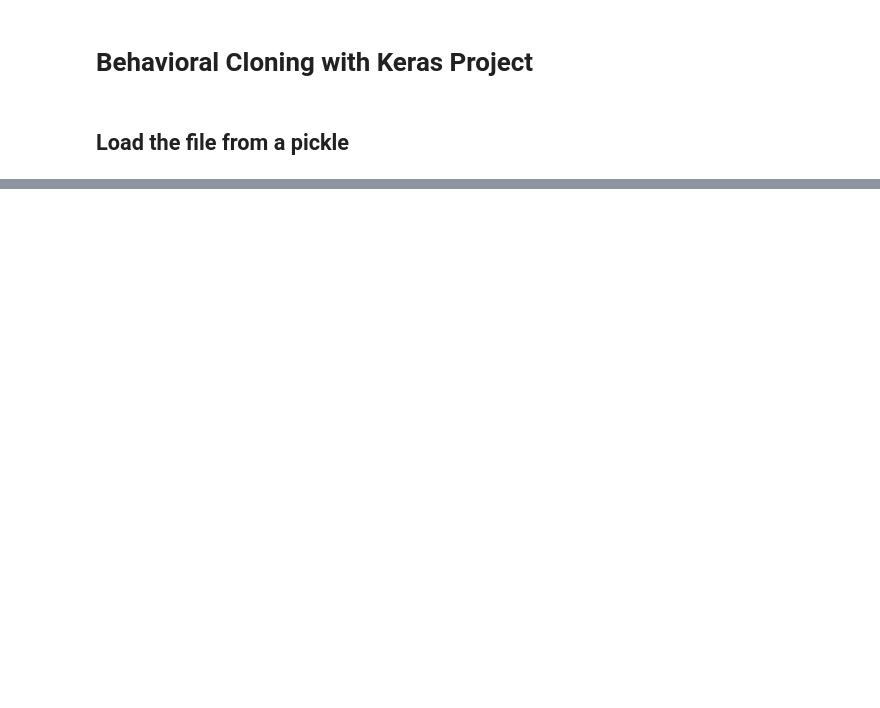
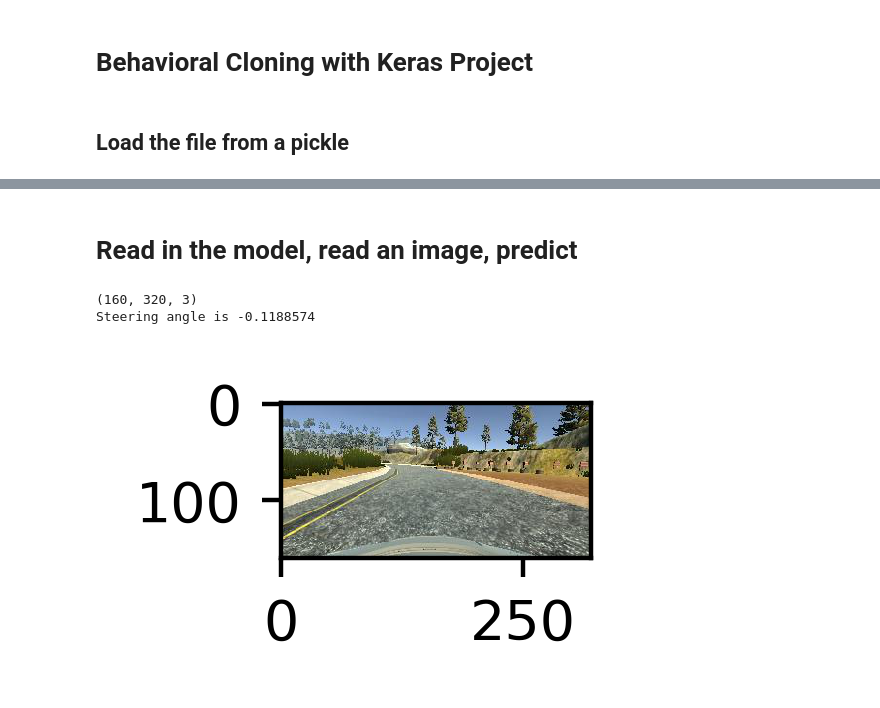
Before and after one commit to asadquraishi/behavioral_cloning_keras_project, a Jupyter notebook: behavioral_cloning_keras_project copy.ipynb, the cells around one changed output, grey strips where cells are left out. Drawn from its saved outputs; the diff is of its cells as text; code cells hidden in the pictures; blank space fills up the shorter version.

```diff
--- a/behavioral_cloning_keras_project copy.ipynb
+++ b/behavioral_cloning_keras_project copy.ipynb
@@ -122,3 +110,5 @@ with open("model.json", "w") as json_file:
 # serialize weights to HDF5
 model.save_weights("model.h5")
 print("Saved model to disk")
+# %% [markdown]
+# Read in the model, read an image, predict
@@ -124,0 +130,14 @@ print("Saved model to disk")
+# %%
+image = imread('track1_IMG/center_2017_01_24_18_36_14_800.jpg')
+# %%
+# Visualizations will be shown in the notebook.
+%matplotlib inline
+plt.figure(figsize=(1,1),dpi=400)
+
+print(image.shape)
+plt.imshow(image)
+print("Steering angle is -0.1188574")
+# %% [output]
+(160, 320, 3)
+Steering angle is -0.1188574
+[figure, added]
```
Also changed, not shown: parts of 13 cells of this notebook, 1 other file.
